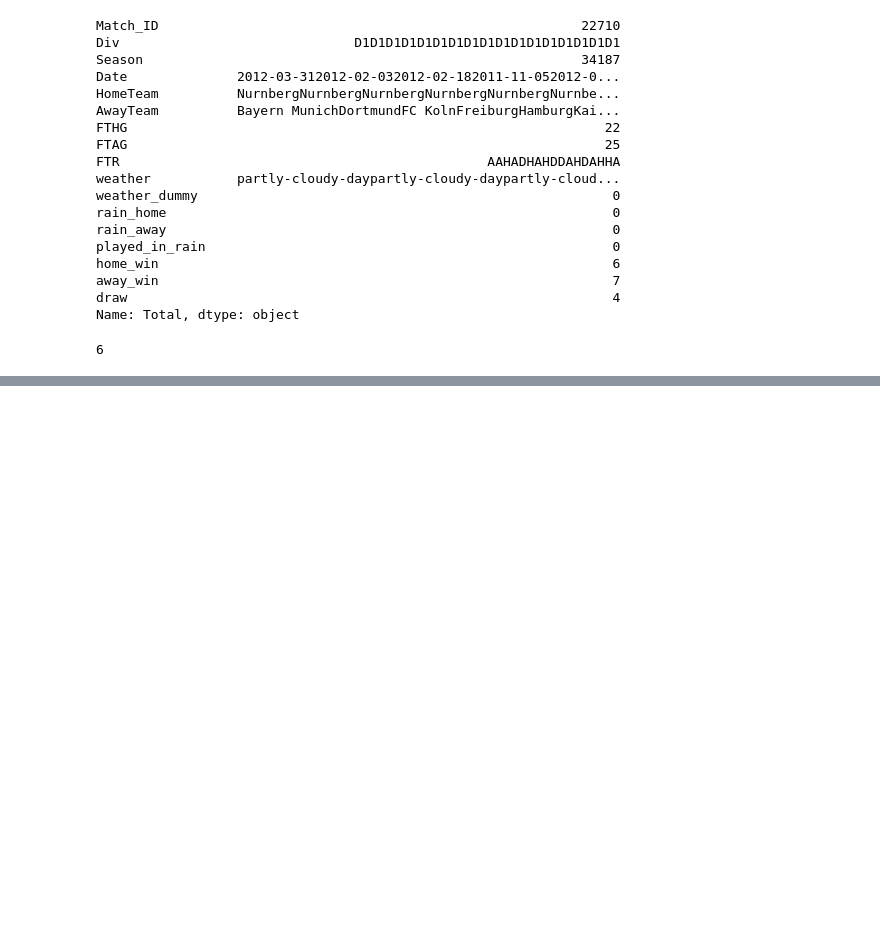
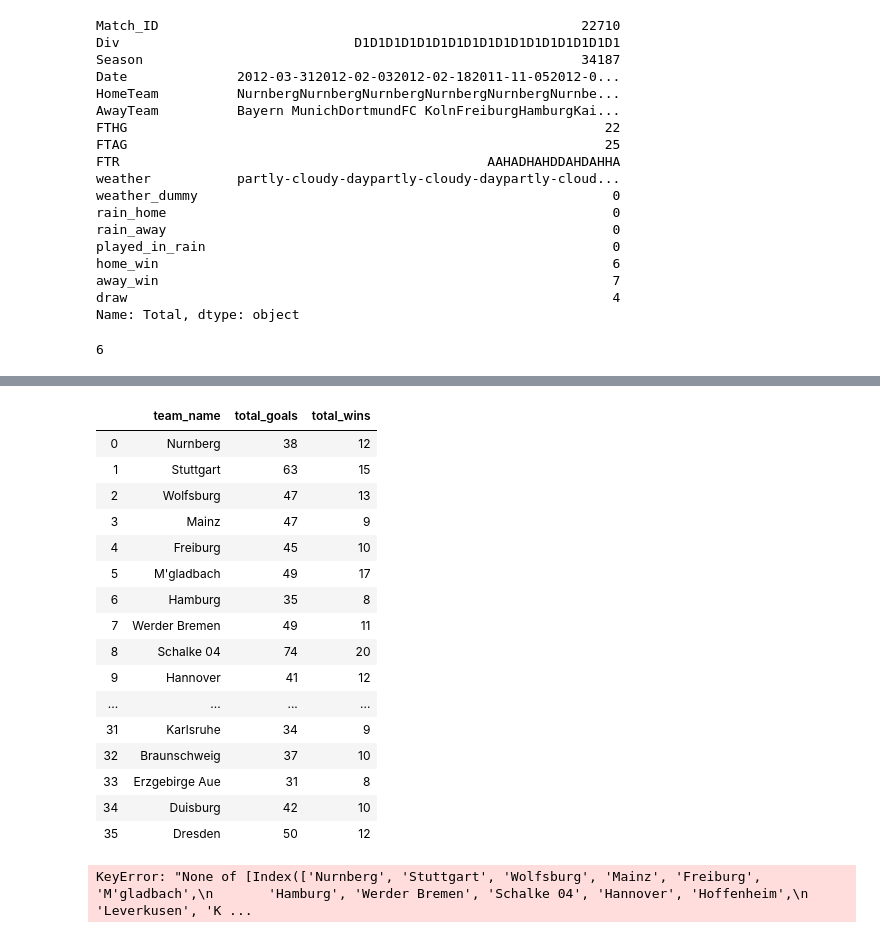
Before and after one commit to Carterbouley/london-ds-100719-M2-project-template, a Jupyter notebook: API.ipynb, the cells around one changed output, grey strips where cells are left out. Cells and saved outputs as stored; diff of their text form; code cells hidden in the pictures; blank space fills up the shorter version.

```diff
--- a/API.ipynb
+++ b/API.ipynb
@@ -317,0 +320,25 @@ dtype: int64
+# %%
+df1
+# %% [output]
+|  | team_name | total_goals | total_wins |
+| 0 | Nurnberg | 38 | 12 |
+| 1 | Stuttgart | 63 | 15 |
+| 2 | Wolfsburg | 47 | 13 |
+| 3 | Mainz | 47 | 9 |
+| 4 | Freiburg | 45 | 10 |
+| 5 | M'gladbach | 49 | 17 |
+| 6 | Hamburg | 35 | 8 |
+| 7 | Werder Bremen | 49 | 11 |
+| 8 | Schalke 04 | 74 | 20 |
+| 9 | Hannover | 41 | 12 |
+| ... | ... | ... | ... |
+| 31 | Karlsruhe | 34 | 9 |
+| 32 | Braunschweig | 37 | 10 |
+| 33 | Erzgebirge Aue | 31 | 8 |
+| 34 | Duisburg | 42 | 10 |
+| 35 | Dresden | 50 | 12 |
+# %%
+index = df1['team_name']
+df1.plot.barh(figsize = (15,15), x = index, y = df1[])
+# %% [output]
+KeyError: "None of [Index(['Nurnberg', 'Stuttgart', 'Wolfsburg', 'Mainz', 'Freiburg', 'M'gladbach',\n       'Hamburg', 'Werder Bremen', 'Schalke 04', 'Hannover', 'Hoffenheim',\n       'Leverkusen', 'K ...
```
Also changed, not shown: parts of 9 cells of this notebook, 1 other file.
